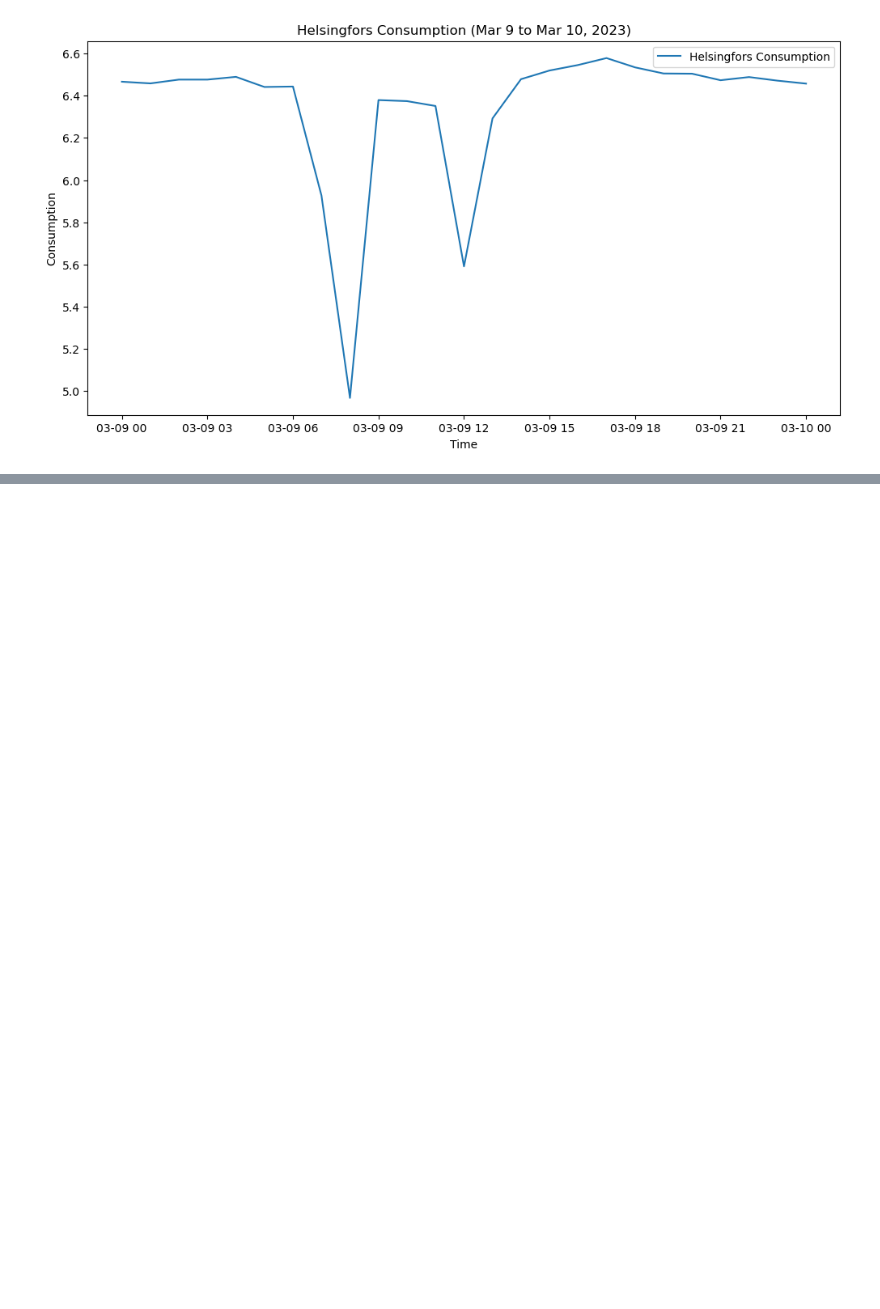
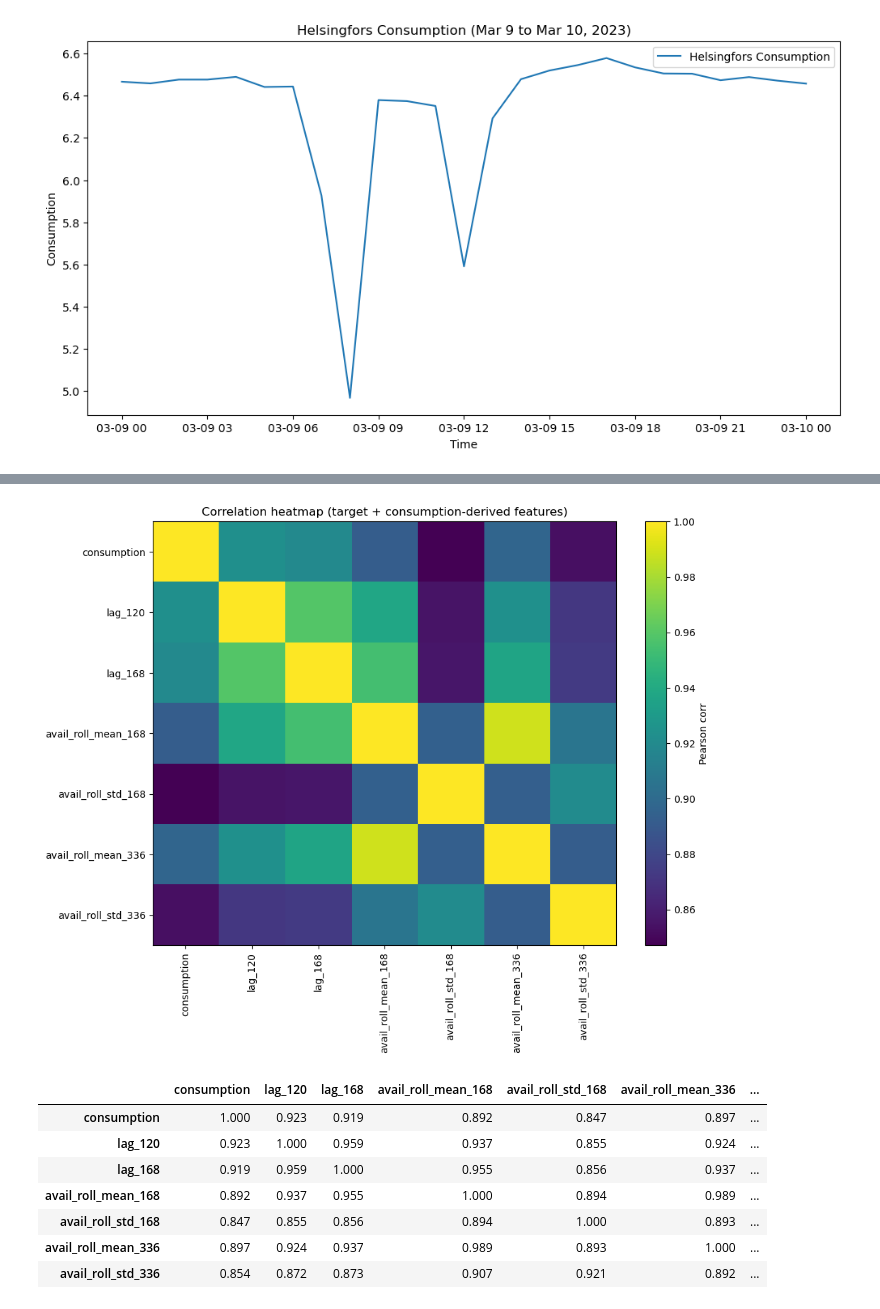
Before and after one commit to sagrimstad/EIT_G3, a Jupyter notebook: eda.ipynb, the cells around one changed output, grey strips where cells are left out. Cells and saved outputs as stored; diff of their text form; code cells hidden in the pictures; blank space fills up the shorter version.

```diff
--- a/eda.ipynb
+++ b/eda.ipynb
@@ -355,0 +626,34 @@ plt.show()
+# %%
+# ==========================================
+# Correlation analysis — 2) feature-feature heatmap (focused)
+# ==========================================
+# Best used to detect redundancy among consumption-derived features:
+# lag_*, avail_roll_* (often highly correlated)
+
+import matplotlib.pyplot as plt
+
+# Choose a focused subset for a readable heatmap
+heatmap_cols = [target_col] + [c for c in corr_features if c.startswith("lag_") or c.startswith("avail_roll_")]
+
+heat_df = corr_df[heatmap_cols].corr(numeric_only=True)
+
+plt.figure(figsize=(10, 8))
+plt.imshow(heat_df.values, aspect="auto")
+plt.xticks(range(len(heat_df.columns)), heat_df.columns, rotation=90)
+plt.yticks(range(len(heat_df.index)), heat_df.index)
+plt.title("Correlation heatmap (target + consumption-derived features)")
+plt.colorbar(label="Pearson corr")
+plt.tight_layout()
+plt.show()
+
+display(heat_df.round(3))
+# %% [output]
+[figure, added]
+|  | consumption | lag_120 | lag_168 | avail_roll_mean_168 | avail_roll_std_168 | avail_roll_mean_336 | ... |
+| consumption | 1.000 | 0.923 | 0.919 | 0.892 | 0.847 | 0.897 | ... |
+| lag_120 | 0.923 | 1.000 | 0.959 | 0.937 | 0.855 | 0.924 | ... |
+| lag_168 | 0.919 | 0.959 | 1.000 | 0.955 | 0.856 | 0.937 | ... |
+| avail_roll_mean_168 | 0.892 | 0.937 | 0.955 | 1.000 | 0.894 | 0.989 | ... |
+| avail_roll_std_168 | 0.847 | 0.855 | 0.856 | 0.894 | 1.000 | 0.893 | ... |
+| avail_roll_mean_336 | 0.897 | 0.924 | 0.937 | 0.989 | 0.893 | 1.000 | ... |
+| avail_roll_std_336 | 0.854 | 0.872 | 0.873 | 0.907 | 0.921 | 0.892 | ... |
```
Also changed, not shown: parts of 8 cells of this notebook.
